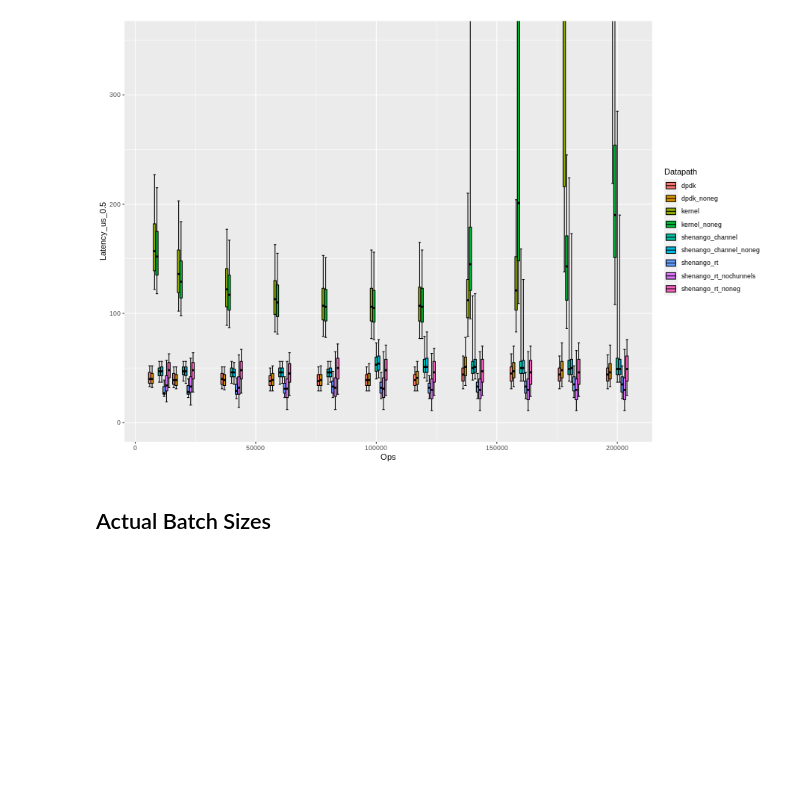
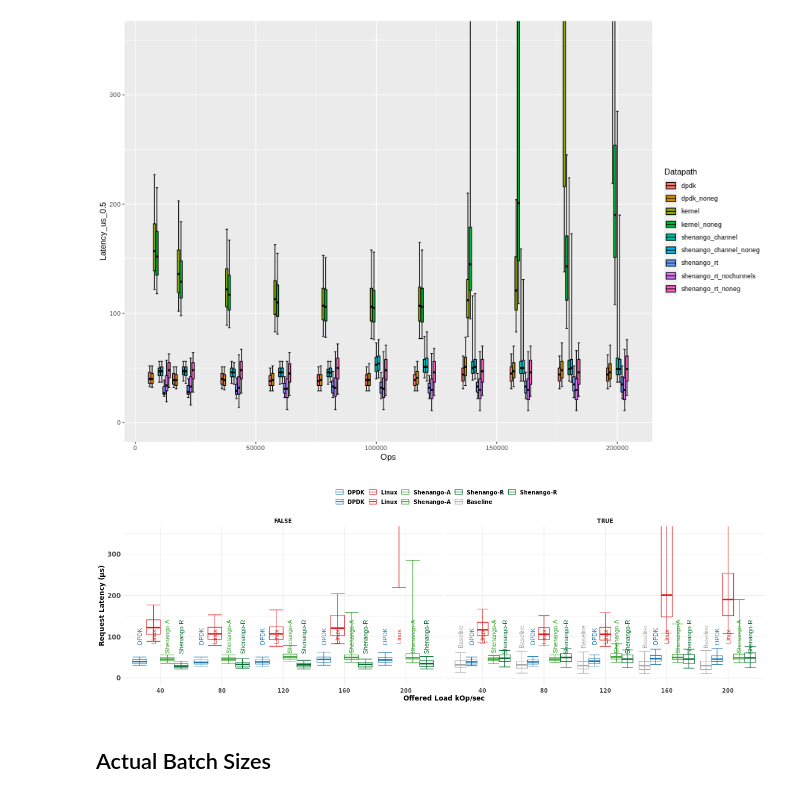
Before and after one commit to akshayknarayan/burrito, a Jupyter notebook: scripts/kv.ipynb, the cells around one changed output. Saved outputs shown, nothing was run; the diff lists cells and outputs as text; code cells hidden in the pictures; blank space fills up the shorter version.

```diff
--- a/scripts/kv.ipynb
+++ b/scripts/kv.ipynb
@@ -40,7 +40,7 @@ ray.init()
 # %%
 rootdir = "/home/akshayn/burrito"
 outdirs = ["kv-74a0528", "kv-nochunnels"]
-datapaths = ['kernel', 'shenango_channel', 'shenango_rt', 'dpdk', 'kernel_noneg', 'shenango_channel_noneg', 'dpdk_noneg', 'shenango_rt_noneg', 'shenango_rt_nochunnels']
+datapaths = ['kernel', 'kernel_noneg', 'dpdk', 'dpdk_noneg', 'shenango_channel', 'shenango_channel_noneg', 'shenango_rt', 'shenango_rt_noneg', 'shenango_rt_nochunnels']
 #num_shards = [2, 4, 6, 8]
 num_shards = [4,]
 #ops = [1000, 5000, 10000, 20000, 40000, 60000, 80000, 100000, 160000, 200000, 240000, 320000]
@@ -152,0 +153,74 @@ ggplot(df, aes(x=Ops, fill=Datapath, group=interaction(Datapath,Ops))) +
+# %%
+%%R -i df -w 1200 -h 400
+
+df$kOps <- df$Ops / 1e3
+df <- df[df$kOps == 40 | df$kOps == 80 | df$kOps == 120 | df$kOps == 160 | df$kOps == 200,]
+
+df$nego <- grepl("_no", df$Datapath, fixed=TRUE)
+
+#labs <- c(
+#    "kernel" = "Linux",
+#    "kernel_noneg" = "Linux-N",
+#    "dpdk" = "DPDK",
+#    "dpdk_noneg" = "DPDK-N",
+#    "shenango_channel" = "Shenango (Ad.)",
+#    "shenango_channel_noneg" = "Shenango (Ad.)-N",
+#    "shenango_rt" = "Shenango (Rt.)",
+#    "shenango_rt_noneg" = "Shenango (Rt.)-N",
+#    "shenango_rt_nochunnels" = "Shenango-C"
+#)
+#values = c(
+#    "dpdk" = "#1f78b4",
+#    "dpdk_noneg" = "#a6cee3",
+#    "kernel" = "#e31a1c",
+#    "kernel_noneg" = "#fb9a99",
+#    "shenango_channel" = "#33a02c",
+#    "shenango_channel_noneg" = "#b2df8a",
+#    "shenango_rt" = "#006d2c",
+#    "shenango_rt_noneg" = "#74c476",
+#    "shenango_rt_nochunnels" = "#aaaaaa"
+#),
+labs <- c(
+    "kernel" = "Linux",
+    "kernel_noneg" = "Linux",
+    "dpdk" = "DPDK",
+    "dpdk_noneg" = "DPDK",
+    "shenango_channel" = "Shenango-A",
+    "shenango_channel_noneg" = "Shenango-A",
+    "shenango_rt" = "Shenango-R",
+    "shenango_rt_noneg" = "Shenango-R",
+    "shenango_rt_nochunnels" = "Baseline"
+)
+
+df$lab <- labs[df$Datapath]
+
+ggplot(df, aes(x=as.factor(kOps), label=lab, color=Datapath, group=interaction(Datapath,lab,kOps))) +
+geom_errorbar(aes(ymin=Latency_us_0.05, ymax = Latency_us_0.95), position="dodge") +
+geom_crossbar(aes(ymin=Latency_us_0.25, y=Latency_us_0.5, ymax = Latency_us_0.75), position="dodge") +
+geom_text(aes(y=100), angle=90, position=position_dodge(width=0.9), show.legend=FALSE) +
+facet_wrap(~nego) +
+scale_color_manual(
+    labels = labs,
+    values = c(
+        "dpdk" = "#1f78b4",
+        "dpdk_noneg" = "#1f78b4",
+        "kernel" = "#e31a1c",
+        "kernel_noneg" = "#e31a1c",
+        "shenango_channel" = "#33a02c",
+        "shenango_channel_noneg" = "#33a02c",
+        "shenango_rt" = "#006d2c",
+        "shenango_rt_noneg" = "#006d2c",
+        "shenango_rt_nochunnels" = "#aaaaaa"
+    ),
+) +
+coord_cartesian(ylim=c(0, 350)) +
+xlab("Offered Load kOp/sec") + ylab("Request Latency (μs)") +
+theme_minimal() +
+theme(
+    legend.position = "top",
+    legend.title=element_blank(),
+    text = element_text(size=12, family="IBM Plex Sans", face="bold"),
+    axis.text.y = element_text(size=12, family="IBM Plex Sans")
+)
+# %% [output]
+[figure, added]
```
Also changed, not shown: parts of 4 cells of this notebook, 4 other files.
